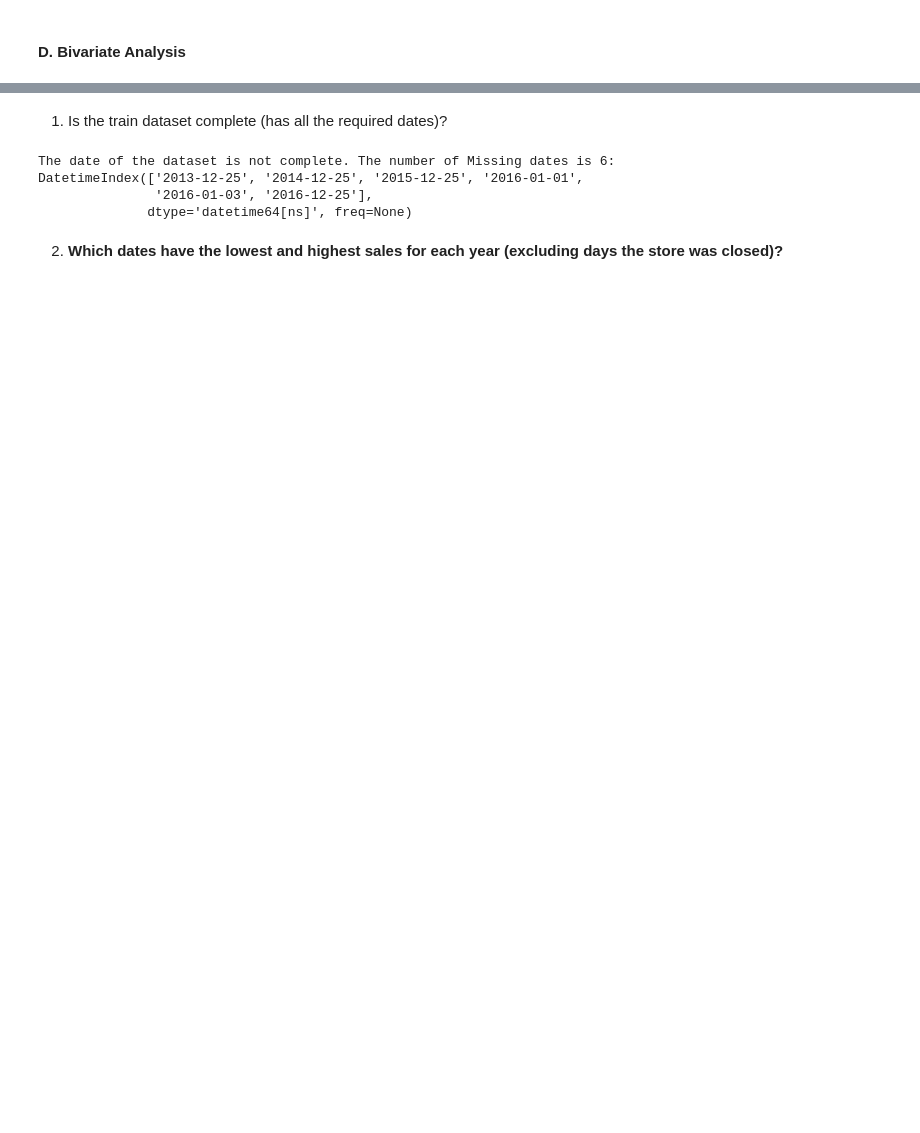
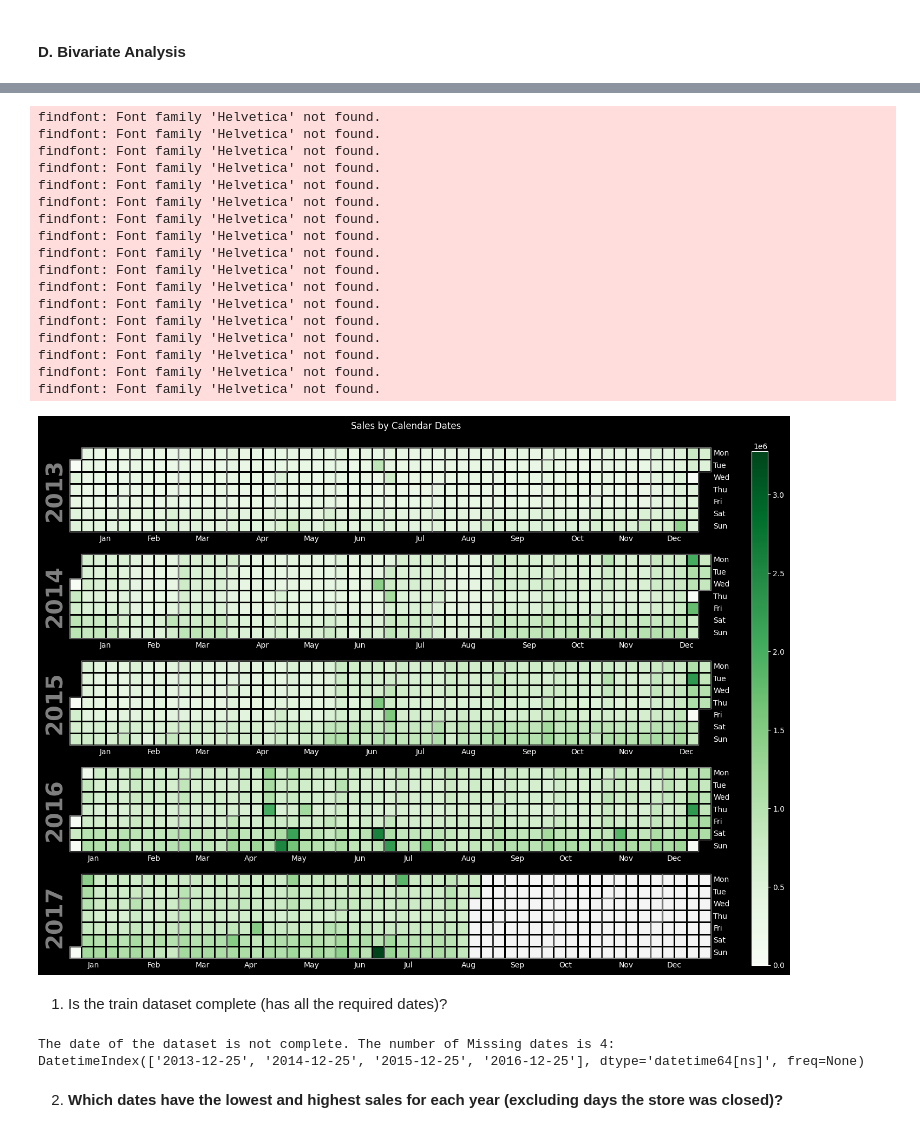
Before and after one commit to worlakuma/Time_Series_Analysis, a Jupyter notebook: Notebook/TS_Forecasting_Project.ipynb, the cells around one changed output, grey strips where cells are left out. Saved outputs shown, nothing was run; the diff lists cells and outputs as text; code cells hidden in the pictures; blank space fills up the shorter version.

```diff
--- a/Notebook/TS_Forecasting_Project.ipynb
+++ b/Notebook/TS_Forecasting_Project.ipynb
@@ -1413,3 +1436,25 @@ Data columns (total 21 columns):
  20  transferred   category
 dtypes: category(10), datetime64[ns](1), float64(2), int32(3), int64(5)
 memory usage: 230.1 MB
+# %%
+# Function to downcast numeric columns
+def downcast_numeric(df):
+    # Downcast float64 columns to float32
+    float64_cols = df.select_dtypes(include=['float64'])
+    df[float64_cols.columns] = float64_cols.astype('float32')
+
+    # Downcast float columns (in case there are any float32 left)
+    float_cols = df.select_dtypes(include=['float'])
+    df[float_cols.columns] = float_cols.apply(pd.to_numeric, downcast='float')
+
+    # Downcast integer columns
+    int_cols = df.select_dtypes(include=['int'])
+    df[int_cols.columns] = int_cols.apply(pd.to_numeric, downcast='integer')
+
+    return df
+
+# Apply the function to downcast numeric columns
+train_df = downcast_numeric(train_df)
+
+# Display DataFrame information with deep memory usage
+train_df.info(memory_usage='deep')
@@ -1611,0 +1653,3 @@ plt.show()
+# %%
+# Convert 'date' column to datetime
+train_eda_df['date'] = pd.to_datetime(train_eda_df['date'])
@@ -1612,12 +1670,38 @@ plt.show()
+# %%
+# Ensure the DataFrame index is a DateTimeIndex
+train_eda_df.index = pd.to_datetime(train_eda_df.index)
+
+# Plot the calendar heatmap
+calplot.calplot(train_eda_df['sales'], how='sum', cmap='Greens', figsize=(15, 10), suptitle='Sales by Calendar Dates')
+plt.show()
+# %% [output]
+findfont: Font family 'Helvetica' not found.
+findfont: Font family 'Helvetica' not found.
+findfont: Font family 'Helvetica' not found.
+findfont: Font family 'Helvetica' not found.
+findfont: Font family 'Helvetica' not found.
+findfont: Font family 'Helvetica' not found.
+findfont: Font family 'Helvetica' not found.
+findfont: Font family 'Helvetica' not found.
+findfont: Font family 'Helvetica' not found.
+findfont: Font family 'Helvetica' not found.
+findfont: Font family 'Helvetica' not found.
+findfont: Font family 'Helvetica' not found.
+findfont: Font family 'Helvetica' not found.
+findfont: Font family 'Helvetica' not found.
+findfont: Font family 'Helvetica' not found.
+findfont: Font family 'Helvetica' not found.
+findfont: Font family 'Helvetica' not found.
+[figure, added]
 # %% [markdown]
 1. Is the train dataset complete (has all the required dates)?
 # %%
-min_date = train_eda_df['date'].min()
-max_date = train_eda_df['date'].max()
+min_date = df_train['date'].min()
+max_date = df_train['date'].max()
 
 expected_dates = pd.date_range(start=min_date, end=max_date)
 
-missing_dates = expected_dates[~expected_dates.isin(train_eda_df['date'])]
+missing_dates = expected_dates[~expected_dates.isin(df_train['date'])]
 
 missing_dates_count = len(missing_dates)
 
@@ -1627,10 +1711,8 @@ else:
     print(f'The date of the dataset is not complete. The number of Missing dates is {missing_dates_count}:')
     print (missing_dates)
 # %% [output]
-The date of the dataset is not complete. The number of Missing dates is 6:
-DatetimeIndex(['2013-12-25', '2014-12-25', '2015-12-25', '2016-01-01',
-               '2016-01-03', '2016-12-25'],
-              dtype='datetime64[ns]', freq=None)
+The date of the dataset is not complete. The number of Missing dates is 4:
+DatetimeIndex(['2013-12-25', '2014-12-25', '2015-12-25', '2016-12-25'], dtype='datetime64[ns]', freq=None)
 # %% [markdown]
 2. **Which dates have the lowest and highest sales for each year (excluding days the store was closed)?**
 # %%
```
Also changed, not shown: parts of 47 cells of this notebook.
